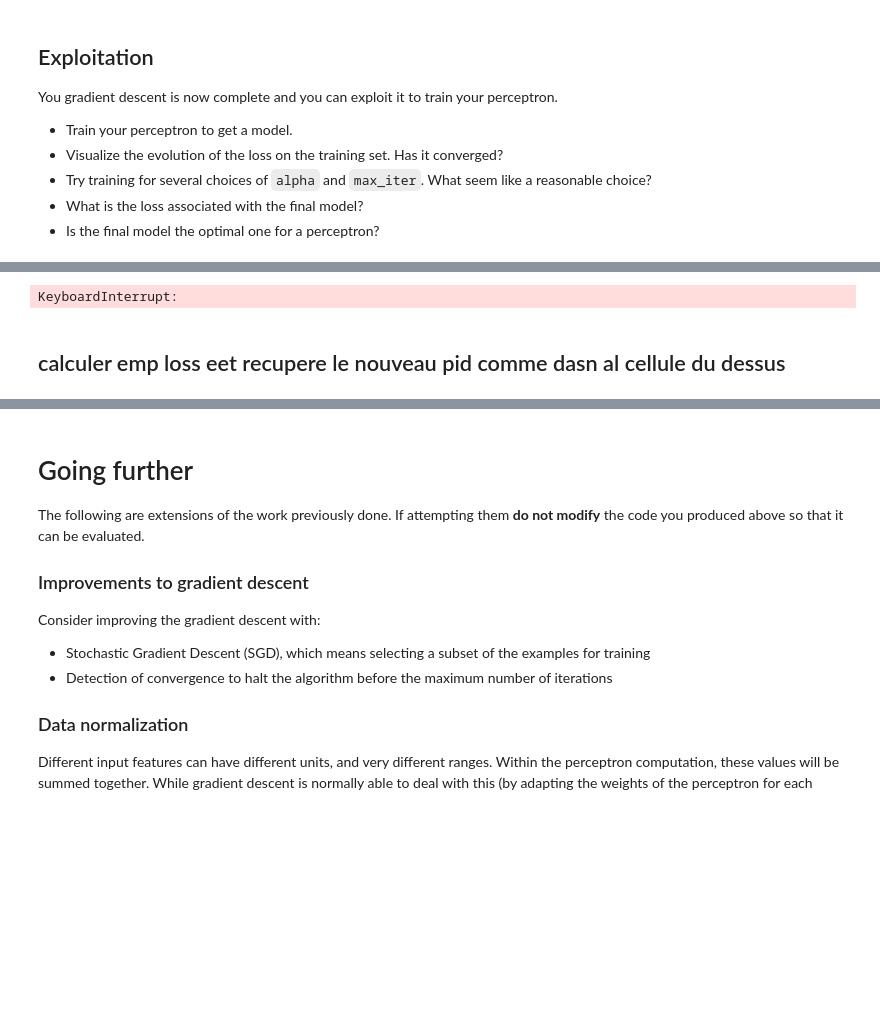
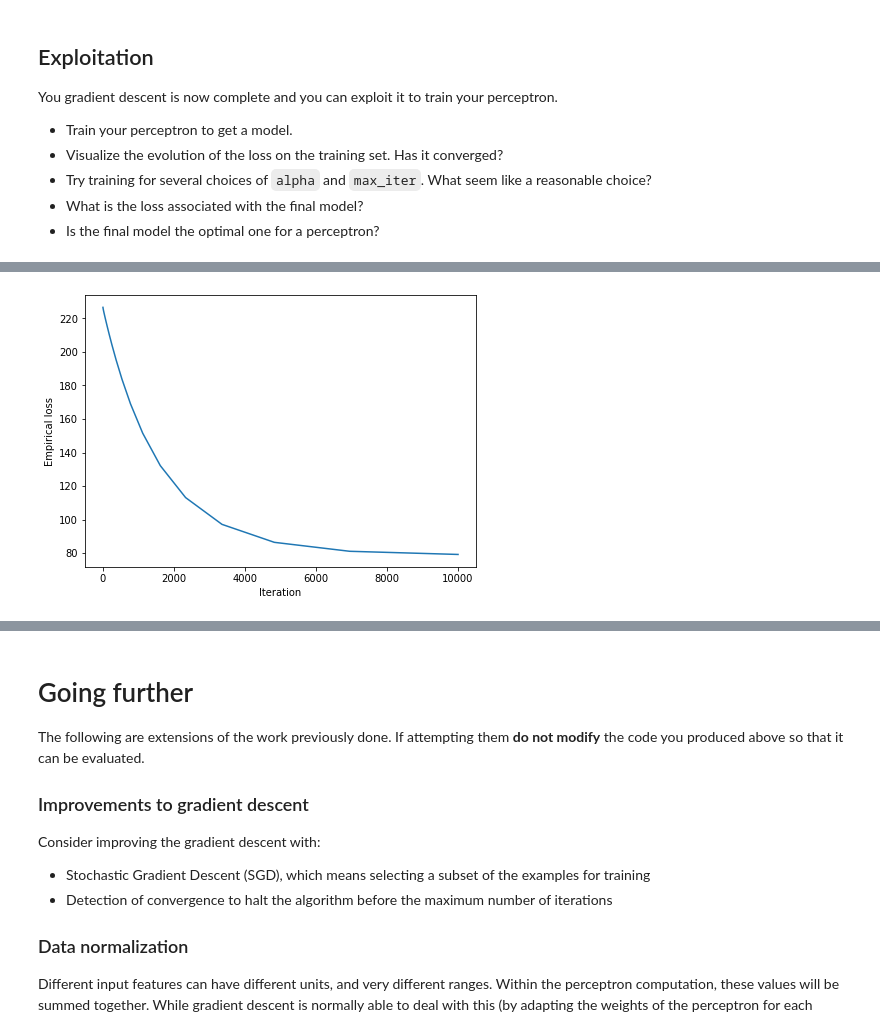
Before and after one commit to Vatosoa285/TP_ML, a Jupyter notebook: lab_2/perceptron.ipynb, the cells around one changed output, grey strips where cells are left out. Saved outputs shown, nothing was run; the diff lists cells and outputs as text; code cells hidden in the pictures; blank space fills up the shorter version.

Commit message:
Correct loss error and optimize the figures

```diff
--- a/lab_2/perceptron.ipynb
+++ b/lab_2/perceptron.ipynb
@@ -134,10 +131,7 @@ h_w = 8.12
 Complete the definiton of the loss function below such that, for a **single** example `x` with ground truth `y`, it returns the $L_2$ loss of $h_w$ on `x`.
 # %%
 def loss(w, x, y):
-    L2=0
-    for i in range (len(x)):
-        L2+= (h(w,x)-y)**2
-    return L2
+    return (h(w,x)-y)**2
 
 print(loss(w,X[0],Y[0]))
 # %% [output]
@@ -167,15 +160,16 @@ A gradient update is of the form: $w \gets w + dw$
 If you are not sure about the gradient computation, check out the [perceptron slides](https://moodle.insa-toulouse.fr/pluginfile.php/120391/mod_resource/content/1/cm1.pdf) on [Moodle](https://moodle.insa-toulouse.fr/course/view.php?id=1822) (in particular, slide 26). Make sure this computation is clear to you!
 # %%
 def compute_update(w, X, Y, alpha):
+    nb_features = len(X[0])
+    nb_data = len(X)
+
     w_copy=np.copy(w)
-    for i in range(len(w)):
+    for i in range(nb_features):
         dw =0
-        for j in range(len(X)):
+        for j in range(nb_data):
             dw+= (Y[j]-h(w_copy, X[j]))*X[j][i]
         w[i]+= alpha*dw
     pass
-
-compute_update(w, X, Y, alpha = 10e-7)
 # %% [markdown]
 ## Gradient descent
 
@@ -211,22 +205,15 @@ final loss : 1524.9114244911102
 # %%
-# Code sample that can be used to visualize the difference between the ground truth and the prediction
-def des(iter):
-    return
-
-Iter=np.logspace(1,100,10).astype(int)
-Loss=[descent(w_init, X, Y, alpha = 10e-5, max_iter=iter) for iter in Iter]
-
-plt.plot(Iter,Loss)
-plt.show()
-
-num_samples_to_plot = 20
-plt.plot(Y[0:num_samples_to_plot], 'ro', label='y')
-yw = [h(w,x) for x in X]
-plt.plot(yw[0:num_samples_to_plot], 'bx', label='$\hat{y}$')
-plt.legend()
-plt.xlabel("Examples")
-plt.ylabel("f(examples)")
+#Code sample that can be used to visualize the difference between the ground truth and the prediction
+Iter=np.logspace(1,4,20).astype(int)
+Loss=[]
+for i in range(len(Iter)):
+    w_final = descent(w_init, X, Y, alpha = 10e-5, max_iter=Iter[i])
+    Loss.append(emp_loss(w_final, X, Y))
-# %% [output]
-KeyboardInterrupt:
-# %% [markdown]
-## calculer emp loss eet recupere le nouveau pid comme dasn al cellule du dessus
+# %%
+plt.figure(figsize=(7,5))
+plt.plot(Iter,Loss)
+plt.xlabel('Iteration')
+plt.ylabel('Empirical loss')
+plt.show()
+# %% [output]
+[figure, added]
```
Also changed, not shown: parts of 6 cells of this notebook, 1 other file.
